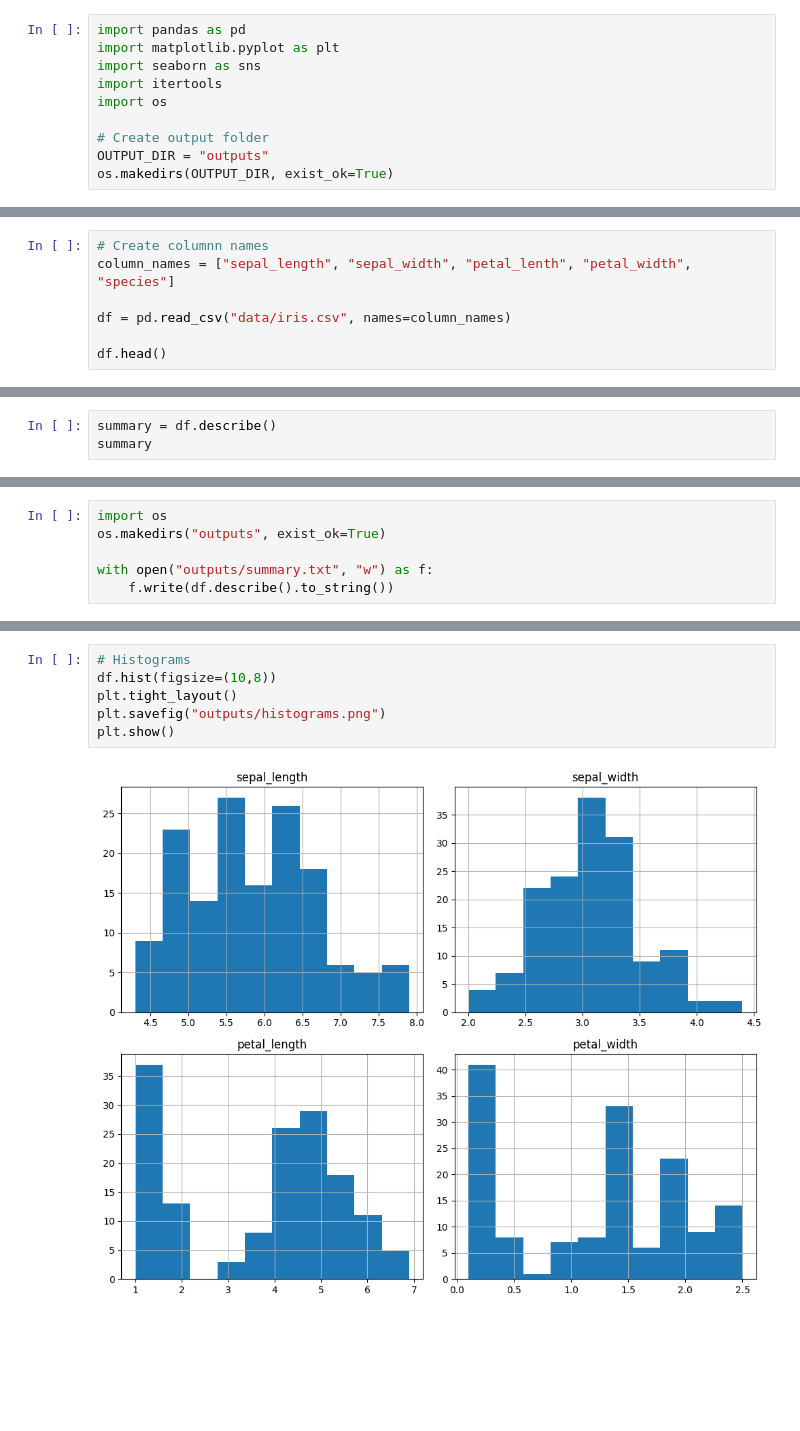
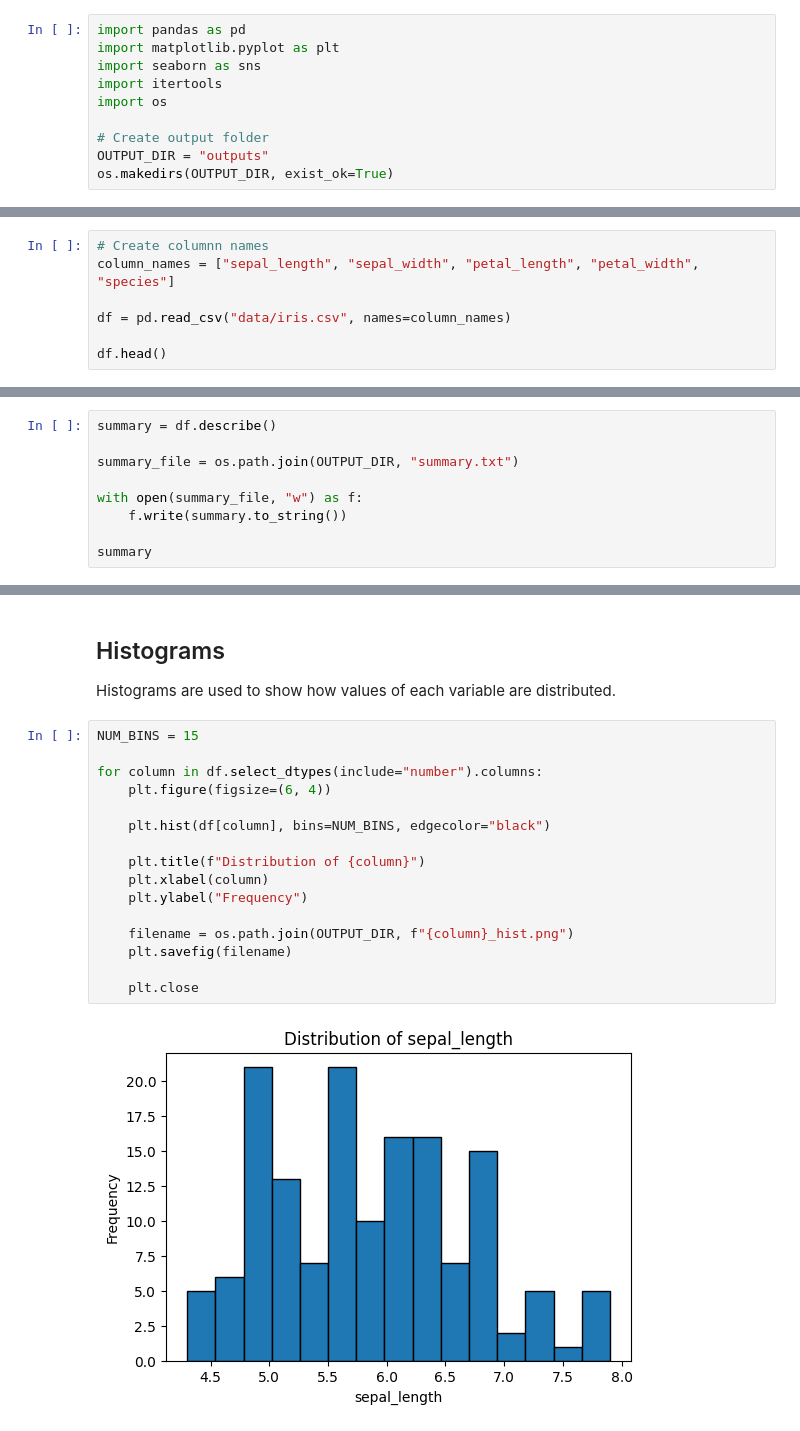
Before and after one commit to aiswarialajan124-png/programming_scripting-pands-project, a Jupyter notebook: analysis.ipynb, the cells around one changed output, grey strips where cells are left out. Saved outputs shown, nothing was run; the diff lists cells and outputs as text; blank space fills up the shorter version.

Commit message:
Edited analysis.ipynb to have bettwen format and added files  to outputs folder

```diff
--- a/analysis.ipynb
+++ b/analysis.ipynb
@@ -28,6 +30,6 @@ The dataset is loaded from a CSV file into a pandas DataFrame. The dataset does
 # %%
 # Create columnn names
-column_names = ["sepal_length", "sepal_width", "petal_lenth", "petal_width", "species"]
+column_names = ["sepal_length", "sepal_width", "petal_length", "petal_width", "species"]
 
 df = pd.read_csv("data/iris.csv", names=column_names)
 
@@ -71,4 +80,10 @@ The petal lenght and petal width appears to be the most useful for distinguishin
 # %%
 summary = df.describe()
+
+summary_file = os.path.join(OUTPUT_DIR, "summary.txt")
+
+with open(summary_file, "w") as f:
+    f.write(summary.to_string())
+
 summary
 # %% [output]
@@ -82,8 +97,2 @@ summary
 | 75% | 6.400000 | 3.300000 | 5.100000 | 1.800000 |
 | max | 7.900000 | 4.400000 | 6.900000 | 2.500000 |
-# %%
-import os
-os.makedirs("outputs", exist_ok=True)
-
-with open("outputs/summary.txt", "w") as f:
-    f.write(df.describe().to_string())
@@ -93,8 +103,21 @@ The summary statistic is saved to a text file called 'summary.txt' in the output
+# %% [markdown]
+## Histograms
+Histograms are used to show how values of each variable are distributed.
 # %%
-# Histograms
-df.hist(figsize=(10,8))
-plt.tight_layout()
-plt.savefig("outputs/histograms.png")
-plt.show()
+NUM_BINS = 15
+
+for column in df.select_dtypes(include="number").columns:
+    plt.figure(figsize=(6, 4))
+
+    plt.hist(df[column], bins=NUM_BINS, edgecolor="black")
+
+    plt.title(f"Distribution of {column}")
+    plt.xlabel(column)
+    plt.ylabel("Frequency")
+
+    filename = os.path.join(OUTPUT_DIR, f"{column}_hist.png")
+    plt.savefig(filename)
+
+    plt.close
 # %% [output]
-[figure, old version]
+[figure, new version]
```
Also changed, not shown: parts of 24 cells of this notebook, 12 other files.
